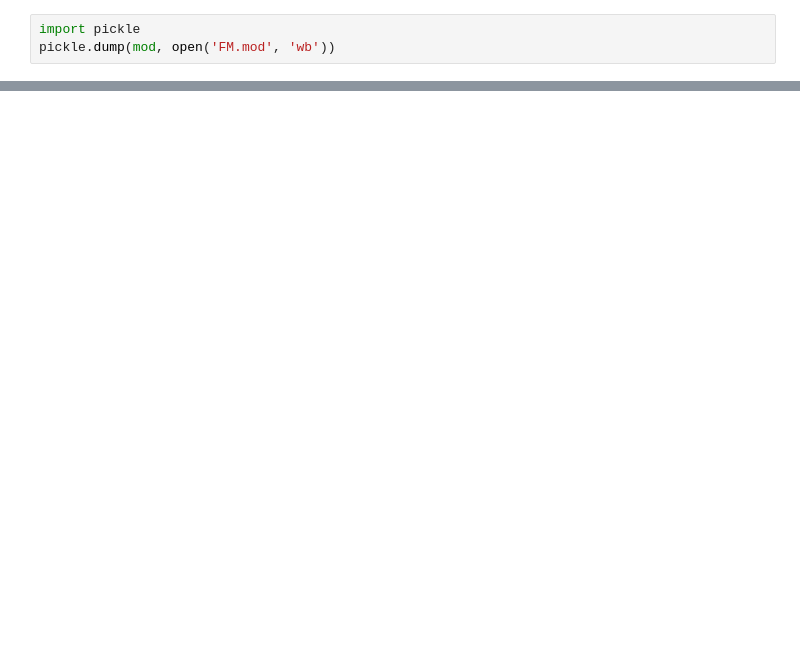
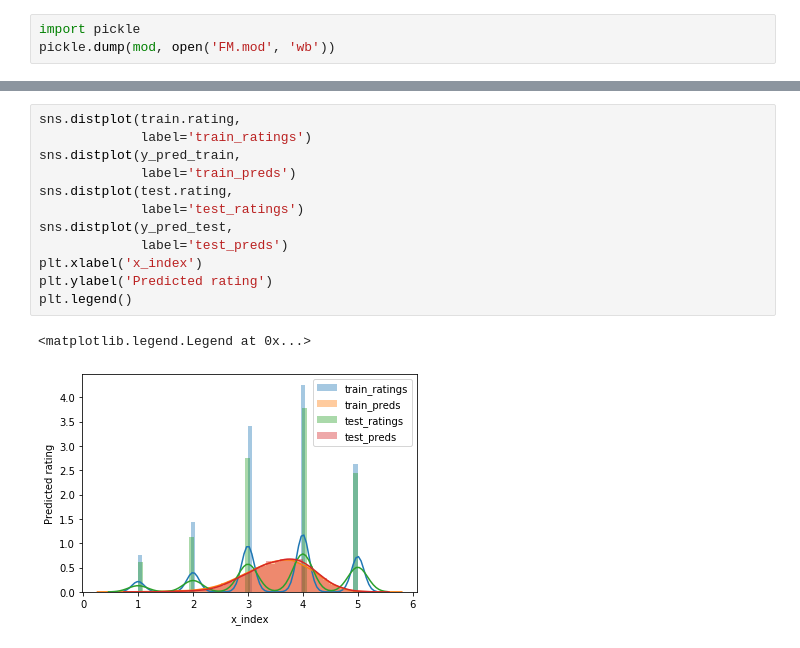
Before and after one commit to garethjns/TF2FactorizationMachine, a Jupyter notebook: examples/2_movie_lens_data.ipynb, the cells around one changed output, grey strips where cells are left out. Saved outputs shown, nothing was run; the diff lists cells and outputs as text; blank space fills up the shorter version.

```diff
--- a/examples/2_movie_lens_data.ipynb
+++ b/examples/2_movie_lens_data.ipynb
@@ -217,0 +250,15 @@ pickle.dump(mod, open('FM.mod', 'wb'))
+# %%
+sns.distplot(train.rating,
+             label='train_ratings')
+sns.distplot(y_pred_train,
+             label='train_preds')
+sns.distplot(test.rating,
+             label='test_ratings')
+sns.distplot(y_pred_test,
+             label='test_preds')
+plt.xlabel('x_index')
+plt.ylabel('Predicted rating')
+plt.legend()
+# %% [output]
+<matplotlib.legend.Legend at 0x...>
+[figure, added]
```
Also changed, not shown: parts of 8 cells of this notebook, 1 other file.
